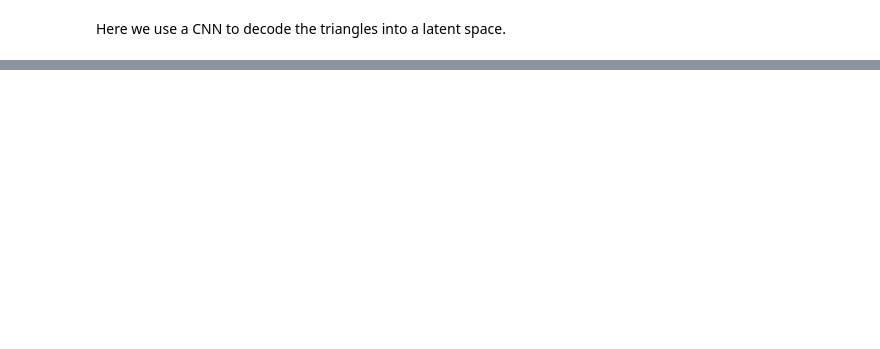
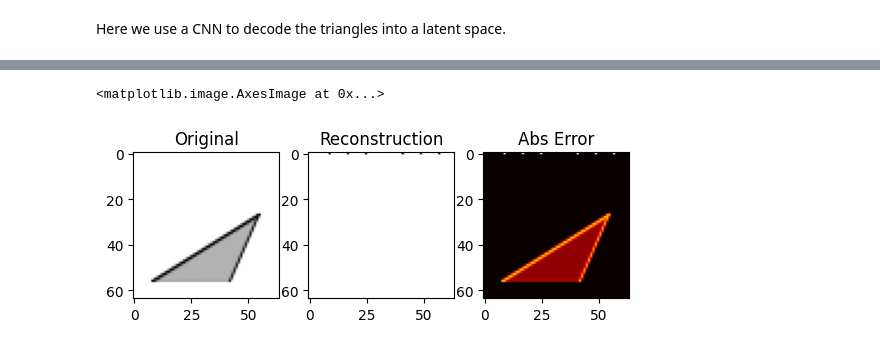
Before and after one commit to KaraMelih/HypotAI, a Jupyter notebook: notebooks/Encoder-Decoders.ipynb, the cells around one changed output, grey strips where cells are left out. Saved outputs shown, nothing was run; the diff lists cells and outputs as text; code cells hidden in the pictures; blank space fills up the shorter version.

```diff
--- a/notebooks/Encoder-Decoders.ipynb
+++ b/notebooks/Encoder-Decoders.ipynb
@@ -63,0 +232,3 @@ decoder = models.Sequential([
+# %%
+i = 42  # sample index
+recon = autoencoder.predict(X[i:i+1])[0]
@@ -63,0 +237,15 @@ decoder = models.Sequential([
+# %%
+plt.subplot(1,3,1)
+plt.title("Original")
+plt.imshow(X[i].squeeze(), cmap="gray")
+
+plt.subplot(1,3,2)
+plt.title("Reconstruction")
+plt.imshow(recon.squeeze(), cmap="gray")
+
+plt.subplot(1,3,3)
+plt.title("Abs Error")
+plt.imshow(np.abs(X[i].squeeze() - recon.squeeze()), cmap="hot")
+# %% [output]
+<matplotlib.image.AxesImage at 0x...>
+[figure, added]
```
Also changed, not shown: parts of 23 cells of this notebook, 2 other files.
